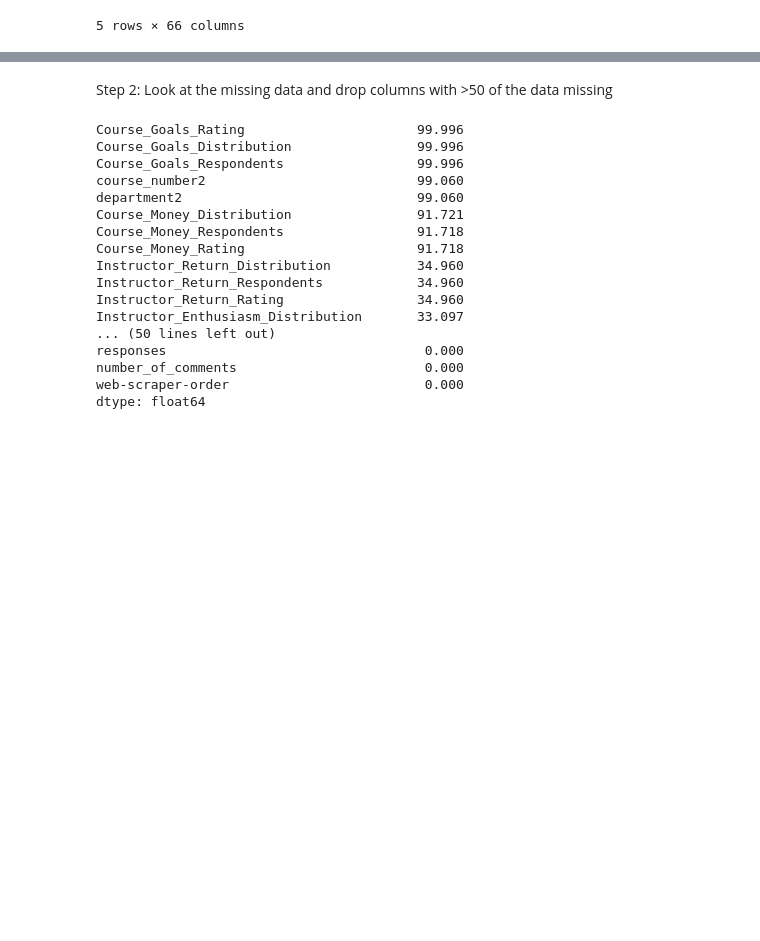
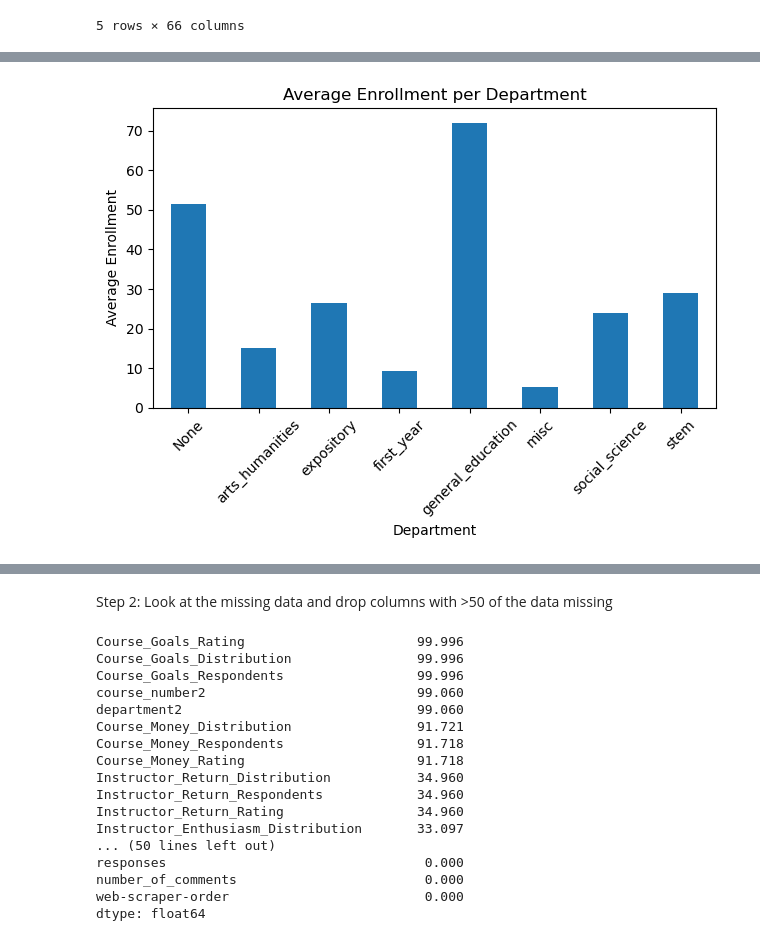
Before and after one commit to MattHAndrews/cs109a_final_project, a Jupyter notebook: Project.ipynb, the cells around one changed output, grey strips where cells are left out. Cells and saved outputs as stored; diff of their text form; code cells hidden in the pictures; blank space fills up the shorter version.

```diff
--- a/Project.ipynb
+++ b/Project.ipynb
@@ -295,0 +296,3 @@ Step 1: Unravel the distributions
+# %%
+average_enrollment = df_copy.groupby('department')['enrollment'].mean().reset_index()
+average_enrollment
@@ -295,0 +309,15 @@ Step 1: Unravel the distributions
+# %%
+# Plot the average enrollment per department as a bar chart
+average_enrollment.plot(kind='bar', x='department', y='enrollment', legend=False)
+
+# Set the title and labels
+plt.title('Average Enrollment per Department')
+plt.xlabel('Department')
+plt.ylabel('Average Enrollment')
+plt.xticks(rotation=45)  # Rotate the x-axis labels to show them better
+
+# Show the plot
+plt.tight_layout()  # Adjust the plot to ensure everything fits without overlapping
+plt.show()
+# %% [output]
+[figure, added]
```
Also changed, not shown: parts of 6 cells of this notebook.
